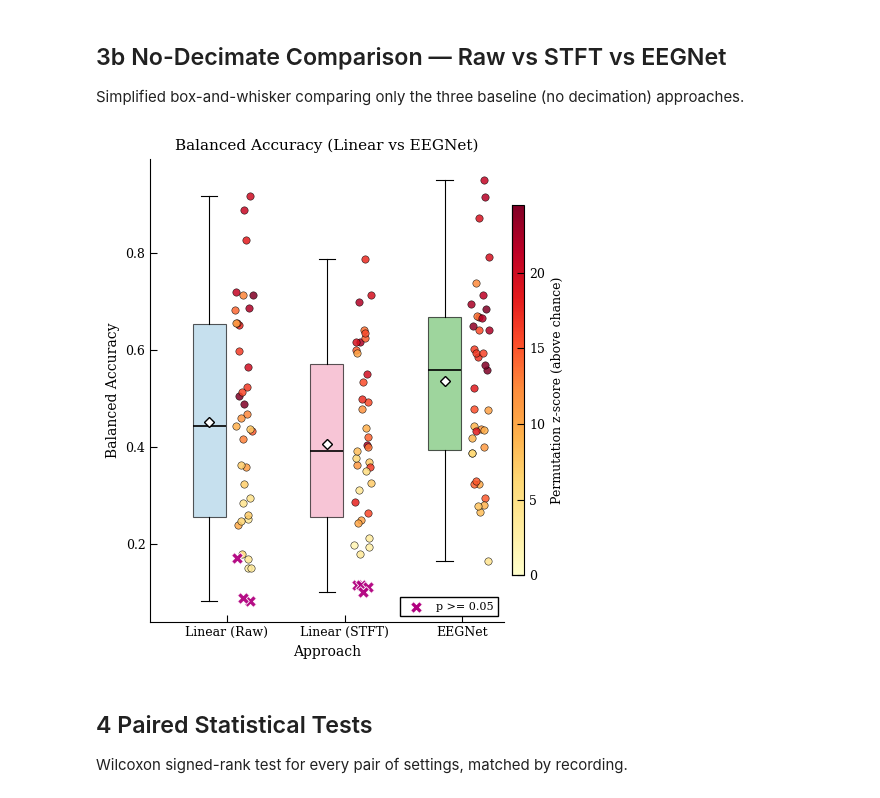
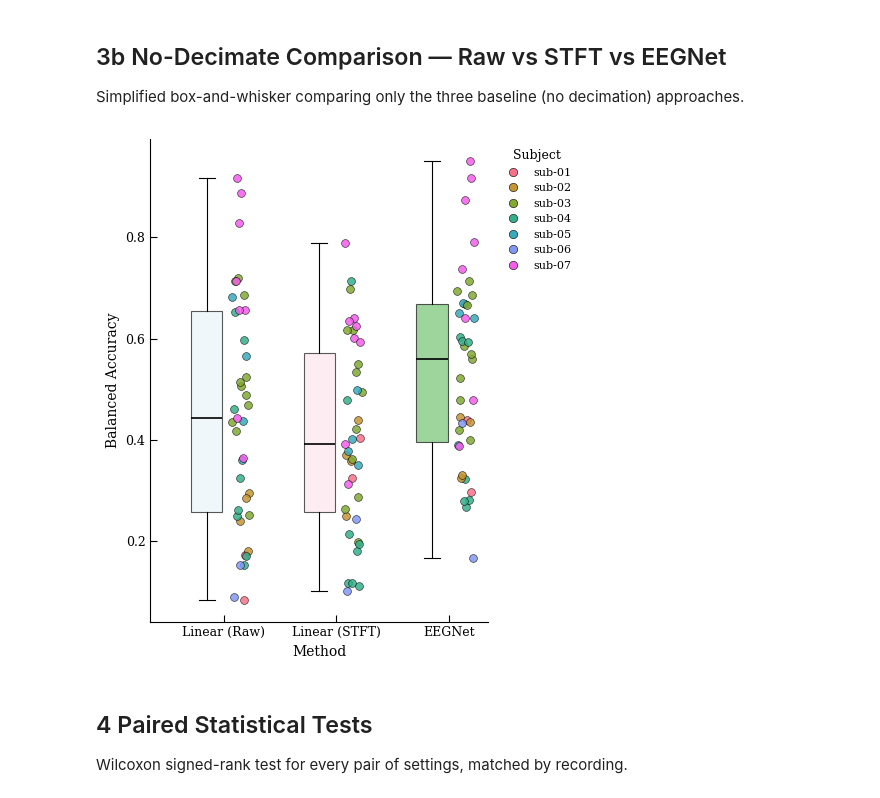
Before and after one commit to Neurosoft-Bioelectronics/auditorydecoding, a Jupyter notebook: notebooks/decimate_results_analysis.ipynb, the cells around one changed output. Cells and saved outputs as stored; diff of their text form; code cells hidden in the pictures.

```diff
--- a/notebooks/decimate_results_analysis.ipynb
+++ b/notebooks/decimate_results_analysis.ipynb
@@ -23,7 +25,7 @@ plt.style.use('academic.mplstyle')
 # %% [markdown]
 ## 1  Data Loading & Setting Labels
 # %%
-CSV_PATH = Path("/home/mila/s/sobralm/auditorydecoding/results/decimate_sweep_2.csv")
+CSV_PATH = Path("/home/mila/s/sobralm/auditorydecoding/results/decimate_sweep_3.csv")
 df = pd.read_csv(CSV_PATH)
 
 METRIC = "balanced_accuracy"
@@ -274,6 +314,8 @@ fig.savefig("decimate_balanced_accuracy_by_setting.png", dpi=300, bbox_inches="t
 Simplified box-and-whisker comparing only the three baseline
 (no decimation) approaches.
 # %%
+from matplotlib.lines import Line2D
+
 NODEC_ORDER = ["Raw, nodec", "STFT, nodec", "EEGNet"]
 NODEC_LABELS = ["Linear (Raw)", "Linear (STFT)", "EEGNet"]
 
@@ -293,63 +335,81 @@ bp = ax.boxplot(
     widths=0.28,
     patch_artist=True,
     showfliers=False,
-    showmeans=True,
-    meanprops=dict(marker="D", markerfacecolor="white", markeredgecolor="black", markersize=5),
+    # showmeans=True,
+    # meanprops=dict(marker="D", markerfacecolor="white", markeredgecolor="black", markersize=5),
     medianprops=dict(color="black", linewidth=1.2),
     whiskerprops=dict(color="black", linewidth=0.8),
     capprops=dict(color="black", linewidth=0.8),
 )
 for patch, setting in zip(bp["boxes"], NODEC_ORDER):
     patch.set_facecolor(PALETTE[setting])
     patch.set_edgecolor("black")
     patch.set_linewidth(0.8)
     patch.set_alpha(0.65)
 
-zscore_col = "perm_zscore"
-above_mask_nd = df_nodec["perm_pvalue"] < ALPHA
-vmax_nd = df_nodec.loc[above_mask_nd, zscore_col].quantile(0.95) if above_mask_nd.any() else 10
-norm_nd = Normalize(vmin=0, vmax=vmax_nd, clip=True)
-cmap_nd = cm.YlOrRd
-
 rng = np.random.default_rng(42)
 for _, row in df_nodec.iterrows():
     xi = setting_to_idx_nd[row["setting"]] + STRIP_OFFSET_ND
     jitter = rng.uniform(-0.08, 0.08)
     y = row[METRIC]
 
-    if row["perm_pvalue"] < ALPHA:
-        color = cmap_nd(norm_nd(row[zscore_col]))
-        ax.scatter(
-            xi + jitter, y, s=28, c=[color],
-            edgecolors="black", linewidths=0.4, alpha=0.85, zorder=3,
-        )
-    else:
-        ax.scatter(
-            xi + jitter, y, s=70, marker="X", c="#b1007f",
-            edgecolors="white", linewidths=0.6, alpha=0.95, zorder=4,
-        )
+    ax.scatter(
+        xi + jitter,
+        y,
+        s=32,
+        c=[SUBJECT_COLORS[row["subject_id"]]],
+        edgecolors="black",
+        linewidths=0.4,
+        alpha=0.85,
+        zorder=3,
+    )
 
-ax.scatter([], [], s=70, marker="X", c="#b1007f", edgecolors="white", linewidths=0.6, label="p >= 0.05")
+subject_handles = [
+    Line2D(
+        [0],
+        [0],
+        marker="o",
+        linestyle="",
+        markerfacecolor=SUBJECT_COLORS[subject],
+        markeredgecolor="black",
+        markeredgewidth=0.4,
+        markersize=6,
+        label=subject,
+    )
+    for subject in SUBJECT_ORDER
+]
 
-sm = cm.ScalarMappable(cmap=cmap_nd, norm=norm_nd)
-sm.set_array([])
-cbar = fig.colorbar(sm, ax=ax, pad=0.02, aspect=30, shrink=0.8)
-cbar.set_label("Permutation z-score (above chance)", fontsize=9)
+nodec_pivot = (
+    df_nodec.pivot_table(
+        index="recording_id",
+        columns="setting",
+        values=METRIC,
+        aggfunc="first",
+    )[NODEC_ORDER]
+)
 
 ax.set_xticks(range(len(NODEC_ORDER)))
 ax.set_xticklabels(NODEC_LABELS)
-ax.set_xlabel("Approach")
+ax.set_xlabel("Method")
 ax.set_ylabel("Balanced Accuracy")
-ax.set_title("Balanced Accuracy (Linear vs EEGNet)")
-ax.legend(loc="lower right", fontsize=8)
+# ax.set_title("Auditory Decoding Performance (Linear vs EEGNet)")
+ax.legend(
+    handles=subject_handles,
+    title="Subject",
+    bbox_to_anchor=(1.01, 1.0),
+    loc="upper left",
+    fontsize=8,
+    title_fontsize=9,
+    frameon=False,
+)
 sns.despine()
 
 fig.subplots_adjust(bottom=0.26)
 plt.tight_layout()
 plt.show()
 fig.savefig("nodec_balanced_accuracy_comparison.png", dpi=300, bbox_inches="tight")
 # %% [output]
-[figure, old version]
+[figure, new version]
 # %% [markdown]
 ## 4  Paired Statistical Tests
 
```
Also changed, not shown: parts of 7 cells of this notebook, 5 other files.
